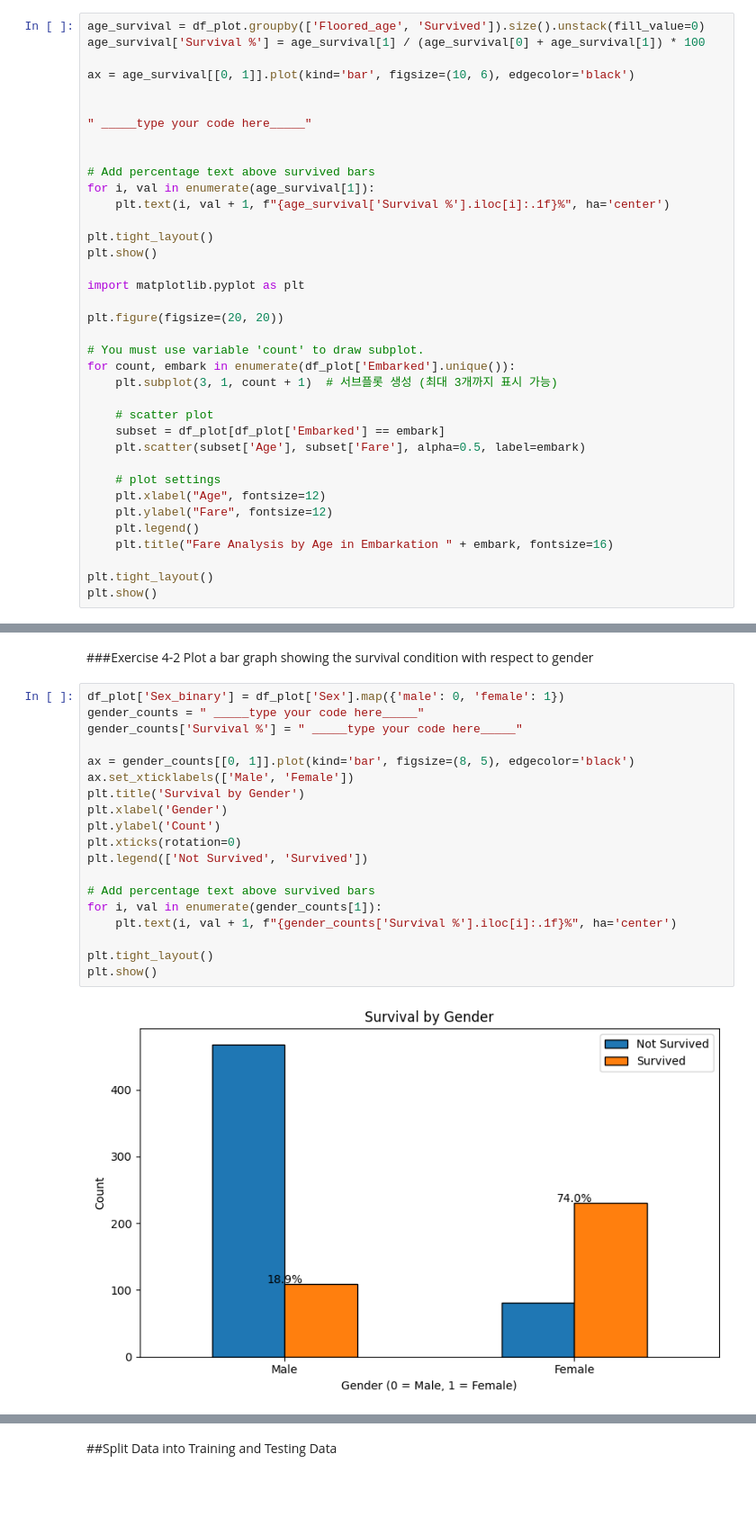
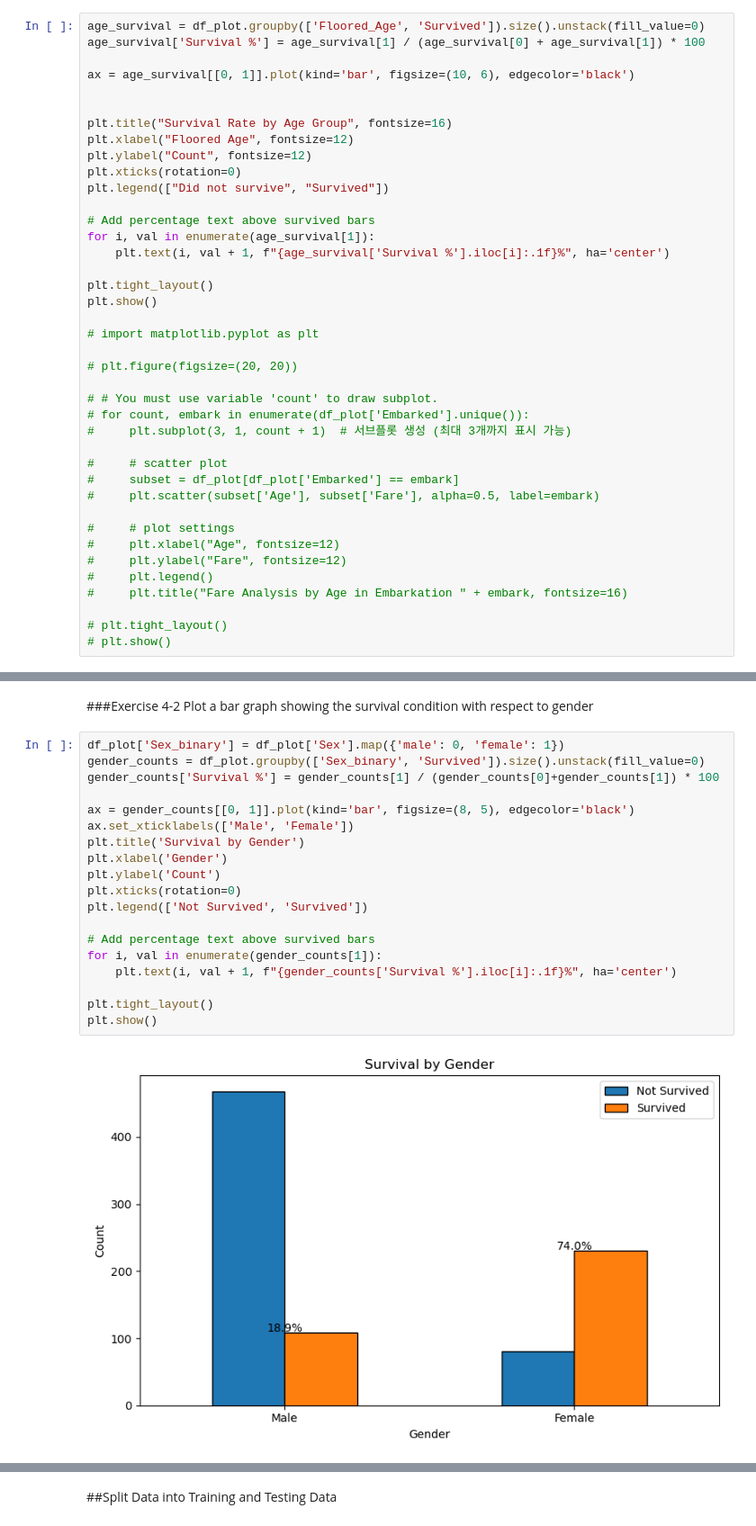
Before and after one commit to 8oo30un/class_AIIntroduction, a Jupyter notebook: 22100157_Week4.ipynb, the cells around one changed output, grey strips where cells are left out. Shown at 90% size. Saved outputs shown, nothing was run; the diff lists cells and outputs as text; blank space fills up the shorter version.

```diff
--- a/22100157_Week4.ipynb
+++ b/22100157_Week4.ipynb
@@ -287,14 +292,17 @@ Let's plot some graphs
 ###Exercise 4-1
 Plot a bar graph showing the survival condition with respect to age group
 # %%
-age_survival = df_plot.groupby(['Floored_age', 'Survived']).size().unstack(fill_value=0)
+age_survival = df_plot.groupby(['Floored_Age', 'Survived']).size().unstack(fill_value=0)
 age_survival['Survival %'] = age_survival[1] / (age_survival[0] + age_survival[1]) * 100
 
 ax = age_survival[[0, 1]].plot(kind='bar', figsize=(10, 6), edgecolor='black')
 
 
-" _____type your code here_____"
-
+plt.title("Survival Rate by Age Group", fontsize=16)
+plt.xlabel("Floored Age", fontsize=12)
+plt.ylabel("Count", fontsize=12)
+plt.xticks(rotation=0)
+plt.legend(["Did not survive", "Survived"])
 
 # Add percentage text above survived bars
 for i, val in enumerate(age_survival[1]):
@@ -303,24 +311,24 @@ for i, val in enumerate(age_survival[1]):
 plt.tight_layout()
 plt.show()
 
-import matplotlib.pyplot as plt
+# import matplotlib.pyplot as plt
 
-plt.figure(figsize=(20, 20))
+# plt.figure(figsize=(20, 20))
 
-# You must use variable 'count' to draw subplot.
-for count, embark in enumerate(df_plot['Embarked'].unique()):
-    plt.subplot(3, 1, count + 1)  # 서브플롯 생성 (최대 3개까지 표시 가능)
+# # You must use variable 'count' to draw subplot.
+# for count, embark in enumerate(df_plot['Embarked'].unique()):
+#     plt.subplot(3, 1, count + 1)  # 서브플롯 생성 (최대 3개까지 표시 가능)
 
-    # scatter plot
-    subset = df_plot[df_plot['Embarked'] == embark]
-    plt.scatter(subset['Age'], subset['Fare'], alpha=0.5, label=embark)
+#     # scatter plot
+#     subset = df_plot[df_plot['Embarked'] == embark]
+#     plt.scatter(subset['Age'], subset['Fare'], alpha=0.5, label=embark)
 
-    # plot settings
-    plt.xlabel("Age", fontsize=12)
-    plt.ylabel("Fare", fontsize=12)
-    plt.legend()
-    plt.title("Fare Analysis by Age in Embarkation " + embark, fontsize=16)
+#     # plot settings
+#     plt.xlabel("Age", fontsize=12)
+#     plt.ylabel("Fare", fontsize=12)
+#     plt.legend()
+#     plt.title("Fare Analysis by Age in Embarkation " + embark, fontsize=16)
 
-plt.tight_layout()
-plt.show()
+# plt.tight_layout()
+# plt.show()
 # %% [output]
@@ -330,23 +338,23 @@ KeyError: 'Floored_age'
 Plot a bar graph showing the survival condition with respect to gender
 # %%
 df_plot['Sex_binary'] = df_plot['Sex'].map({'male': 0, 'female': 1})
-gender_counts = " _____type your code here_____"
-gender_counts['Survival %'] = " _____type your code here_____"
+gender_counts = df_plot.groupby(['Sex_binary', 'Survived']).size().unstack(fill_value=0)
+gender_counts['Survival %'] = gender_counts[1] / (gender_counts[0]+gender_counts[1]) * 100
 
 ax = gender_counts[[0, 1]].plot(kind='bar', figsize=(8, 5), edgecolor='black')
 ax.set_xticklabels(['Male', 'Female'])
 plt.title('Survival by Gender')
 plt.xlabel('Gender')
 plt.ylabel('Count')
 plt.xticks(rotation=0)
 plt.legend(['Not Survived', 'Survived'])
 
 # Add percentage text above survived bars
 for i, val in enumerate(gender_counts[1]):
     plt.text(i, val + 1, f"{gender_counts['Survival %'].iloc[i]:.1f}%", ha='center')
 
 plt.tight_layout()
 plt.show()
 # %% [output]
-[figure, old version]
+[figure, new version]
 # %% [markdown]
```
Also changed, not shown: parts of 4 cells of this notebook, 4 other files.
